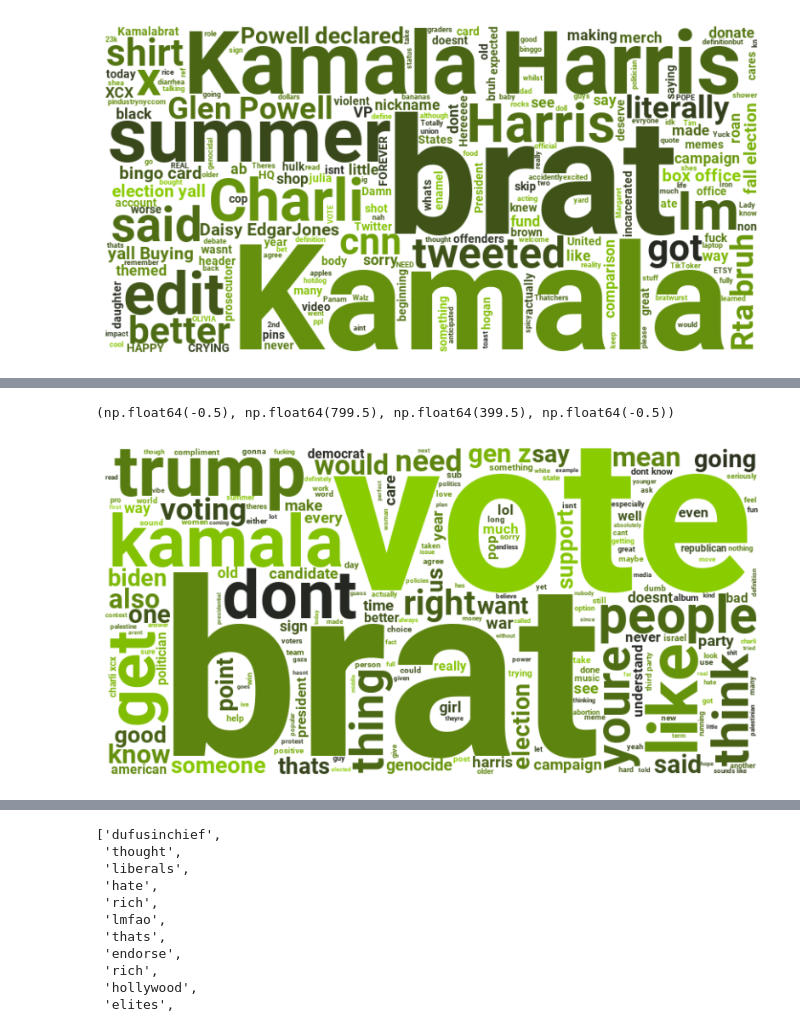
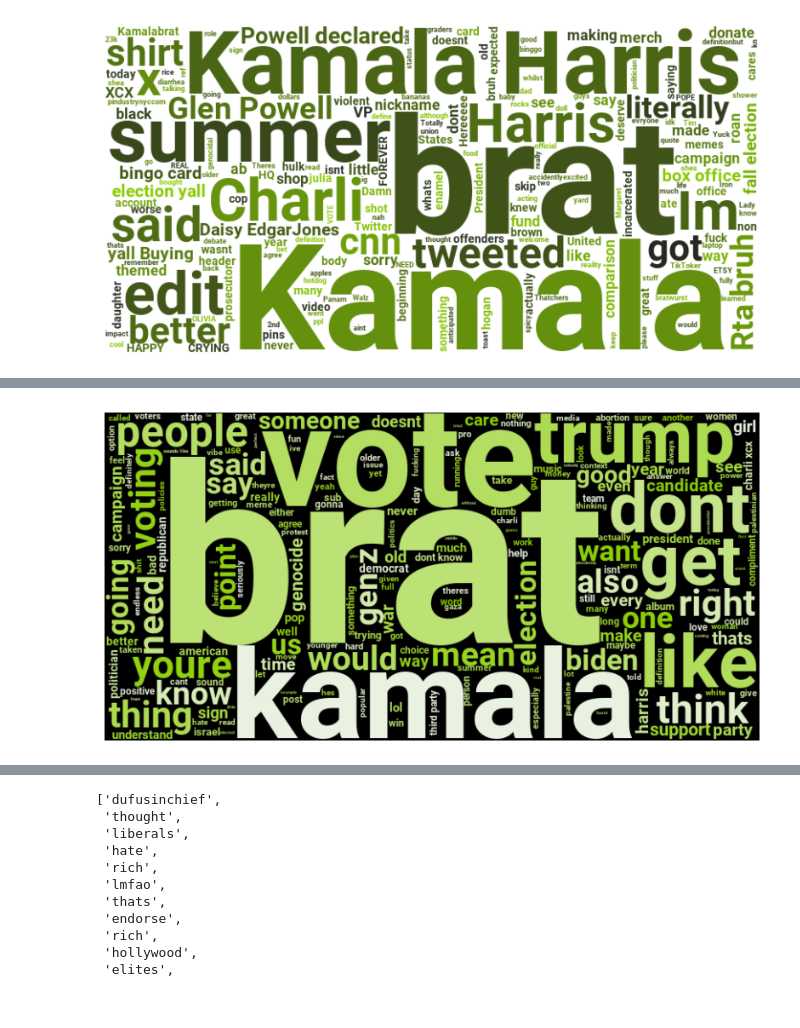
Before and after one commit to pouvoirdasha/sociology_scrapping, a Jupyter notebook: notebooks_stats_finetuning/decriptive_stats_dasha.ipynb, the cells around one changed output, grey strips where cells are left out. Saved outputs shown, nothing was run; the diff lists cells and outputs as text; code cells hidden in the pictures.

```diff
--- a/notebooks_stats_finetuning/decriptive_stats_dasha.ipynb
+++ b/notebooks_stats_finetuning/decriptive_stats_dasha.ipynb
@@ -758,6 +753,12 @@ brat_palette = sns.dark_palette(base_color, n_colors=n_shades, reverse=True, as_
 [nltk_data] Downloading package punkt_tab to
 [nltk_data]     C:\Users\Dasha\AppData\Roaming\nltk_data...
 [nltk_data]   Unzipping tokenizers\punkt_tab.zip.
+# %%
+#palettes
+
+n_shades = 10  # Number of shades
+brat_palette = sns.dark_palette(base_color, n_colors=n_shades, reverse=True, as_cmap=True)
+brat_palette_light = sns.light_palette(base_color, n_colors=n_shades, reverse=True, as_cmap=True)
 # %%
 #word clouds for comments containing kamala & brat
 
@@ -875,26 +876,27 @@ reddit.head()
 # %%
 all_comments_rd = ' '.join(reddit['comment_content'].dropna().astype(str))
 
 #all_comments_cleaned_rd = re.sub(r'@[A-Za-z0-9_]+', '', all_comments_yt)  # Remove @username
 all_comments_cleaned_rd = re.sub(r'[^\x00-\x7F]+', '', all_comments_rd)  # Remove non-ASCII
 all_comments_cleaned_rd = re.sub(r'[^\w\s]', '', all_comments_cleaned_rd)
 all_comments_cleaned_rd = all_comments_cleaned_rd.lower().strip()
 
 
 
 wordcloud = WordCloud(
     stopwords=stop_words,
-    colormap = brat_palette,
+    colormap = brat_palette_light,
     font_path=font_path,
-    background_color='white',
+
     width=800,
     height=400
 ).generate(all_comments_cleaned_rd)
 
 # Afficher le WordCloud
 plt.figure(figsize=(10, 5))
 plt.imshow(wordcloud, interpolation='bilinear')
 plt.axis('off')
+
+plt.savefig('../viz/wordcloud_rd.png',bbox_inches='tight', transparent=True, dpi=300)
 # %% [output]
-(np.float64(-0.5), np.float64(799.5), np.float64(399.5), np.float64(-0.5))
-[figure, old version]
+[figure, new version]
```
Also changed, not shown: parts of 7 cells of this notebook.
